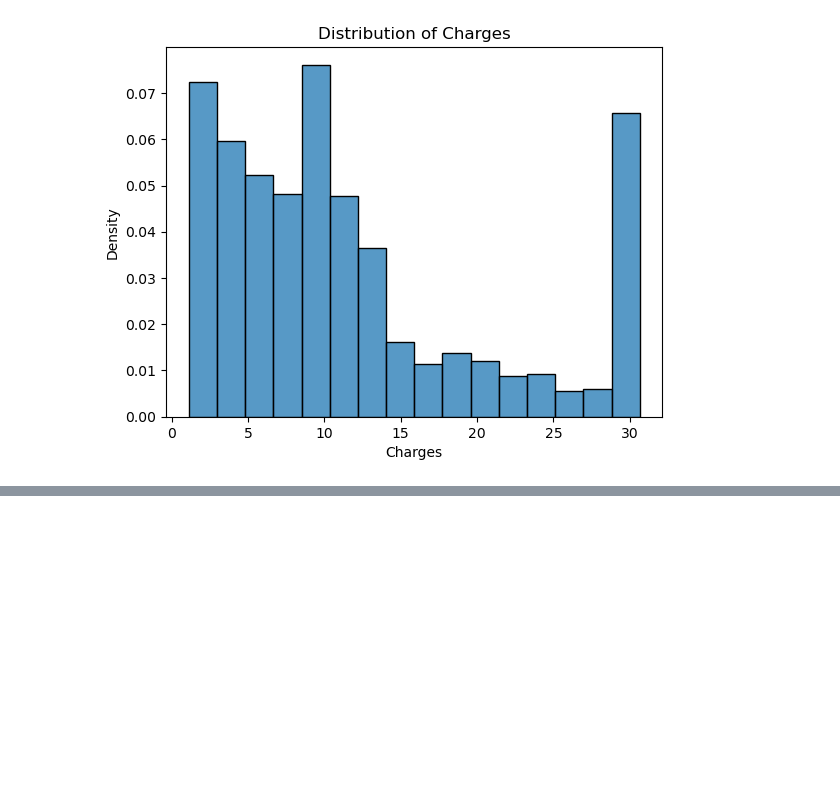
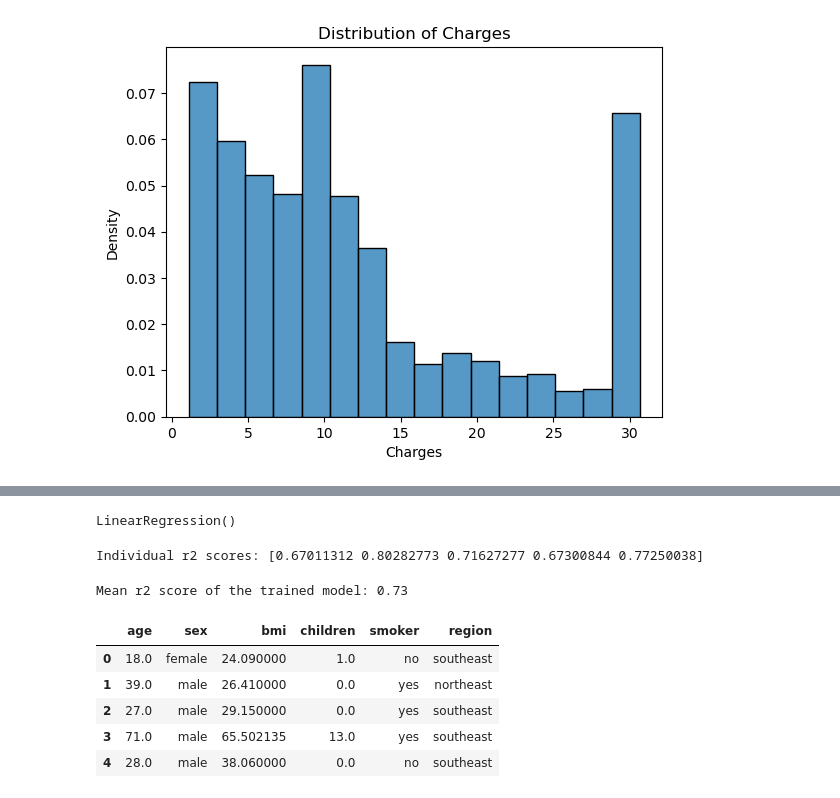
Before and after one commit to uyenhoang99/Real-World-Projects, a Jupyter notebook: Python/from_data_to_dollars_predicting_insurance_charges.ipynb, the cells around one changed output, grey strips where cells are left out. Saved outputs shown, nothing was run; the diff lists cells and outputs as text; code cells hidden in the pictures; blank space fills up the shorter version.

```diff
--- a/Python/from_data_to_dollars_predicting_insurance_charges.ipynb
+++ b/Python/from_data_to_dollars_predicting_insurance_charges.ipynb
@@ -455,0 +449,16 @@ X_train, X_test, y_train, y_test = train_test_split(X, y, test_size=0.2, random_
+# %%
+# Fit the train dataset
+model.fit(X_train, y_train)
+# %% [output]
+LinearRegression()
+# %%
+# r2_scores of the trained model using cross_val_score with 5 folds
+scores = cross_val_score(model, X_train, y_train, cv=5)
+print(f"Individual r2 scores: {scores}")
+# %% [output]
+Individual r2 scores: [0.67011312 0.80282773 0.71627277 0.67300844 0.77250038]
+# %%
+# Mean of the r2_scores of the the trained model
+print(f"Mean r2 score of the trained model: {round(scores.mean(),2)}")
+# %% [output]
+Mean r2 score of the trained model: 0.73
@@ -455,0 +468,11 @@ X_train, X_test, y_train, y_test = train_test_split(X, y, test_size=0.2, random_
+# %%
+# Import the 'validation_dataset.csv'
+val_dataset = pd.read_csv("datasets/validation_dataset.csv")
+val_dataset.head()
+# %% [output]
+|  | age | sex | bmi | children | smoker | region |
+| 0 | 18.0 | female | 24.090000 | 1.0 | no | southeast |
+| 1 | 39.0 | male | 26.410000 | 0.0 | yes | northeast |
+| 2 | 27.0 | male | 29.150000 | 0.0 | yes | southeast |
+| 3 | 71.0 | male | 65.502135 | 13.0 | yes | southeast |
+| 4 | 28.0 | male | 38.060000 | 0.0 | no | southeast |
```
Also changed, not shown: parts of 12 cells of this notebook, 1 other file.
